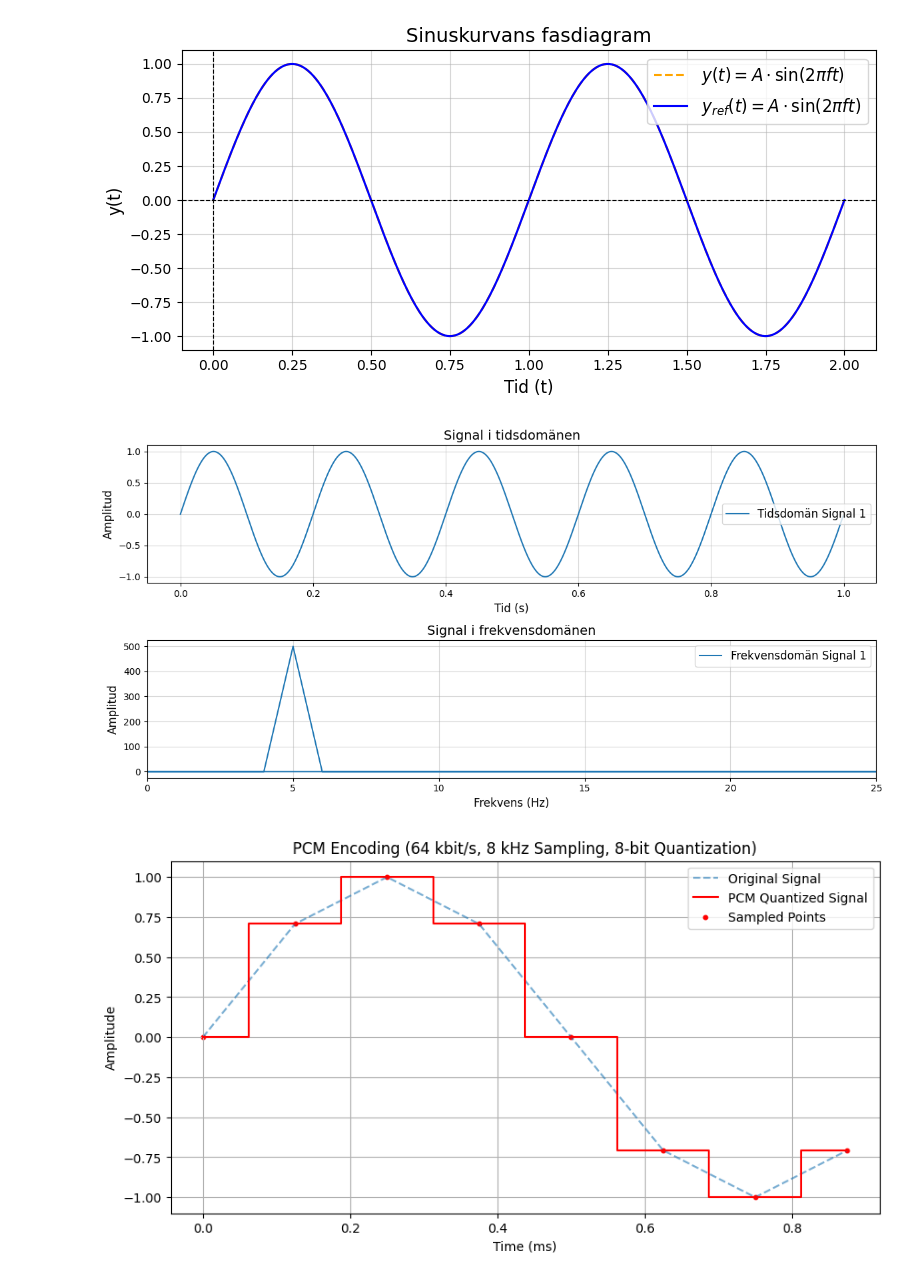
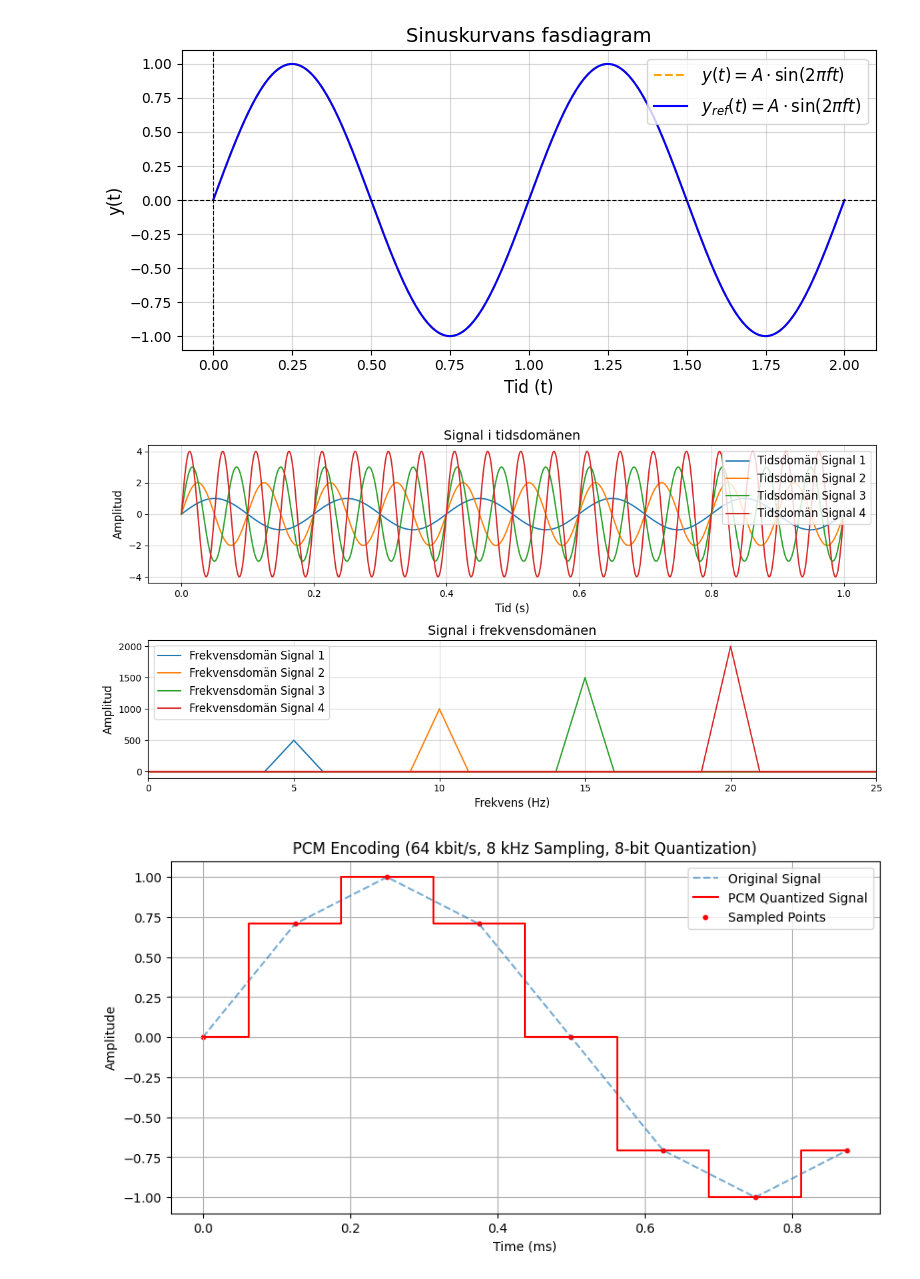
Before and after one commit to jsa91/01-jupyter, a Jupyter notebook: utbildningen/code_generator.ipynb, the cells around one changed output. Cells and saved outputs as stored; diff of their text form; code cells hidden in the pictures.

```diff
--- a/utbildningen/code_generator.ipynb
+++ b/utbildningen/code_generator.ipynb
@@ -40,7 +40,7 @@ plt.tight_layout()
 # Kapitel 2 - Tidsdomän och frekvensdomän
 
 # Variables
-num_signals_to_plot = 1  # Number of signals to plot (up to 4)
+num_signals_to_plot = 4  # Number of signals to plot (up to 4)
 
 # Parameters
 fs = 1000  # Sampling frequency (Hz)
@@ -55,34 +55,34 @@ time_domain_signals = [A * np.sin(2 * np.pi * f * t) for A, f in zip(amplitudes[
 frequency_domain_signals = [np.fft.fft(signal) for signal in time_domain_signals]
 frequency = np.fft.fftfreq(len(t), 1/fs)
 
 # Plotting
 plt.figure(figsize=(12, 6))
 
 # Time domain plot
 plt.subplot(2, 1, 1)
 for i, time_signal in enumerate(time_domain_signals):
     plt.plot(t, time_signal, label=f"Tidsdomän Signal {i+1}")
 plt.title("Signal i tidsdomänen", fontsize=14)
 plt.xlabel("Tid (s)", fontsize=12)
 plt.ylabel("Amplitud", fontsize=12)
 plt.grid(alpha=0.5)
 plt.legend(fontsize=12)
 
 # Frequency domain plot
 plt.subplot(2, 1, 2)
 for i, freq_signal in enumerate(frequency_domain_signals):
     plt.plot(frequency, np.abs(freq_signal), label=f"Frekvensdomän Signal {i+1}")
 plt.title("Signal i frekvensdomänen", fontsize=14)
 plt.xlabel("Frekvens (Hz)", fontsize=12)
 plt.ylabel("Amplitud", fontsize=12)
 plt.grid(alpha=0.5)
 plt.legend(fontsize=12)
 plt.xlim(0, 25)  # Limit x-axis to show relevant frequency range
 
 plt.tight_layout()
 plt.show()
 # %% [output]
-[figure, old version]
+[figure, new version]
 # %%
 # EOF index.md
 # %%
```
Also changed, not shown: 7 other files.
